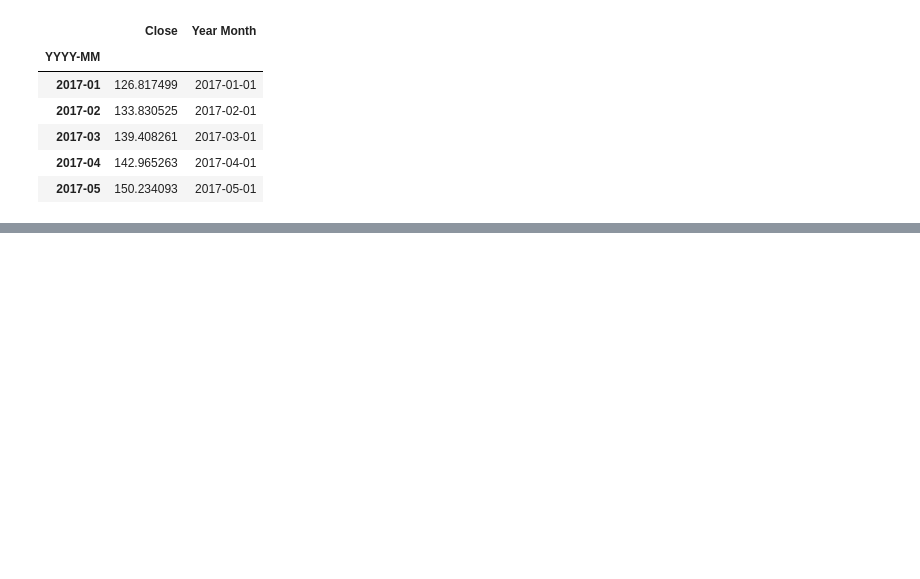
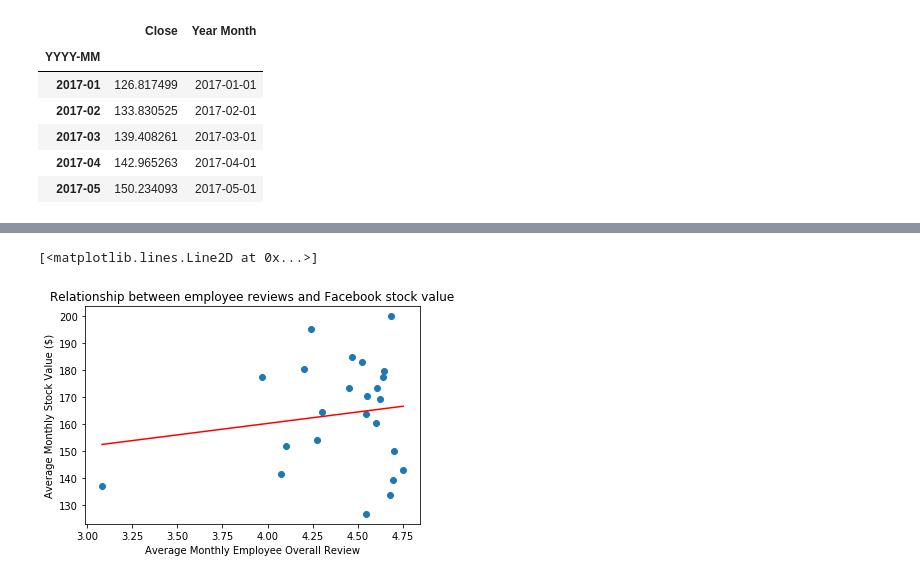
Before and after one commit to diana-md/DataAnalystsGuru, a Jupyter notebook: Main_Analysis.ipynb, the cells around one changed output, grey strips where cells are left out. Cells and saved outputs as stored; diff of their text form; code cells hidden in the pictures; blank space fills up the shorter version.

Commit message:
Added the Employee Rating Analysis and plot line of best fit.

```diff
--- a/Main_Analysis.ipynb
+++ b/Main_Analysis.ipynb
@@ -35,0 +39,4 @@ stock_monthly.head()
+# %%
+reviews_df = pd.read_csv(employee_reviews_path)
+fb_reviews_df = reviews_df[reviews_df["company"] == "facebook"]
+fb_reviews_df.head()
@@ -35,0 +50,11 @@ stock_monthly.head()
+# %%
+fb_reviews_short = fb_reviews_df[[True if x[-4:] == "2018" or x[-4:] == "2017" else False for x in fb_reviews_df["dates"]]]
+fb_reviews_short.loc[:,"Month Year"] = [x[:5] + x[-4:] for x in np.array(fb_reviews_short["dates"])]
+# %%
+grouped_reviews = fb_reviews_short.groupby("Month Year")
+monthly_rating = pd.DataFrame(grouped_reviews["overall-ratings"].mean())
+monthly_rating.index.names = ["Date"]
+monthly_rating["Month Year"] = pd.to_datetime(monthly_rating.index)
+monthly_rating_sorted = monthly_rating.sort_values(by="Month Year")
+monthly_rating_sorted = monthly_rating_sorted.rename(columns = {"Month Year":"Year Month"})
+monthly_rating_sorted.head()
@@ -35,0 +69,4 @@ stock_monthly.head()
+# %%
+# Join the two data sets
+joined_stock = pd.merge(monthly_rating_sorted,stock_monthly, on = "Year Month")
+joined_stock.head()
@@ -35,0 +80,12 @@ stock_monthly.head()
+# %%
+# Plot the data
+x = joined_stock["overall-ratings"]
+y = joined_stock["Close"]
+plt.scatter(x,y)
+plt.title("Relationship between employee reviews and Facebook stock value")
+plt.xlabel("Average Monthly Employee Overall Review")
+plt.ylabel("Average Monthly Stock Value ($)")
+plt.plot(np.unique(x), np.poly1d(np.polyfit(x, y, 1))(np.unique(x)), color = "red")
+# %% [output]
+[<matplotlib.lines.Line2D at 0x...>]
+[figure, added]
```
Also changed, not shown: parts of 5 cells of this notebook.
